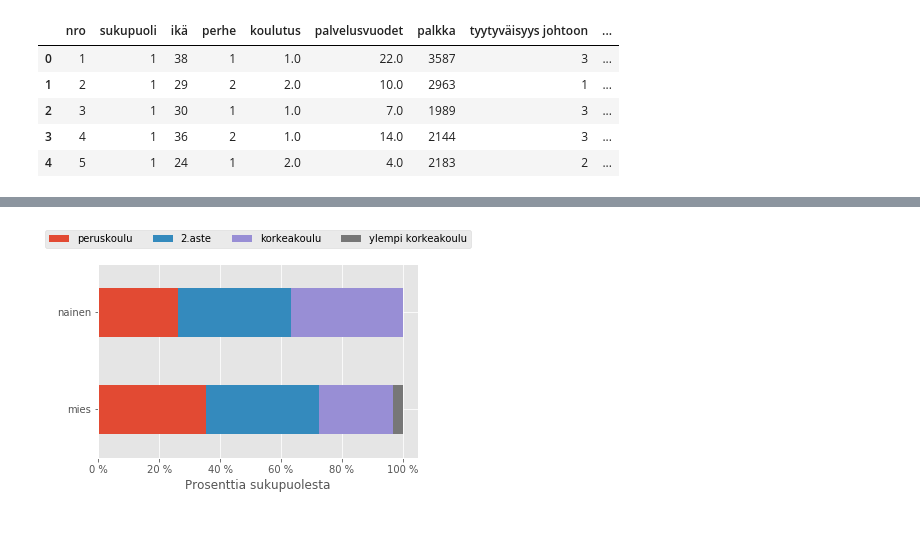
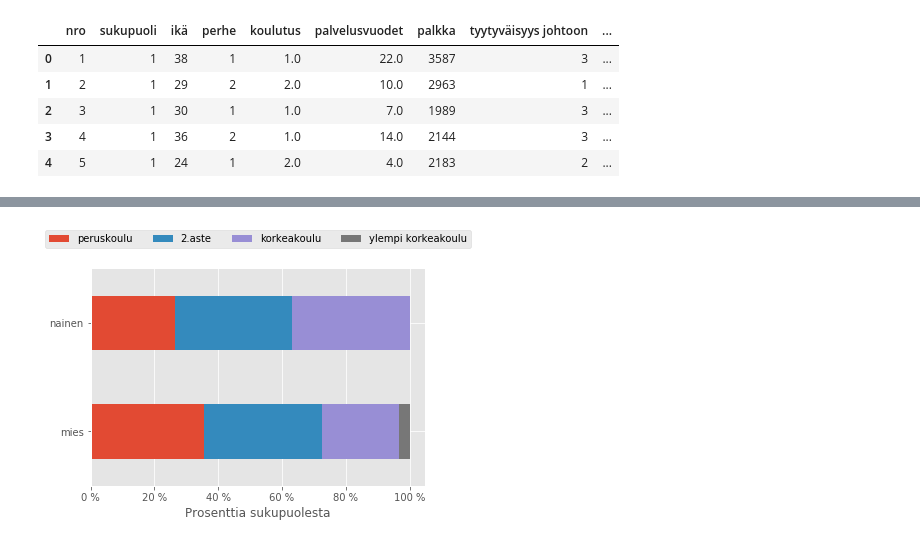
Before and after one commit to taanila/tilastoapu, a Jupyter notebook: kuviot1.ipynb, the cells around one changed output, grey strips where cells are left out. Saved outputs shown, nothing was run; the diff lists cells and outputs as text; code cells hidden in the pictures.

Commit message:
Matplotlib perusteita kuvioiden luontiin

```diff
--- a/kuviot1.ipynb
+++ b/kuviot1.ipynb
@@ -122,14 +171,18 @@ df.head()
 # %%
-df1 = pd.crosstab(df['koulutus'], df['sukupuoli'], margins = True, normalize = 'columns')
-df1.index = ['peruskoulu','2.aste','korkeakoulu','ylempi korkeakoulu']
-df1.columns = ['mies','nainen','yhteensä']
+#T vaihtaa sarakkeet riveiksi.
+#stacked=True pinoaa pylväät.
+ax=df1[['mies','nainen']].T.plot.barh(stacked=True)
 
-ax=df1[['mies','nainen']].transpose().plot.barh(stacked=True)
 ax.set_xlabel('Prosenttia sukupuolesta')
+
+#selitteen sijoittelun voi määrittää tarkasti.
+#ncol=4, tarkoittaa, että selitteessä on neljä asiaa rinnakkain.
 ax.legend(loc='upper center', bbox_to_anchor=(0.5, 1.2), ncol=4)
+
 vals = ax.get_xticks()
 ax.set_xticklabels(['{:.0f} %'.format(x*100) for x in vals])
-plt.tight_layout()
+
+#Kuvio on helppo tallentaa (gcf=get current figure):
 plt.gcf().savefig('kuva.png')
 # %% [output]
-[figure, old version]
+[figure, new version]
```
Also changed, not shown: parts of 12 cells of this notebook.
